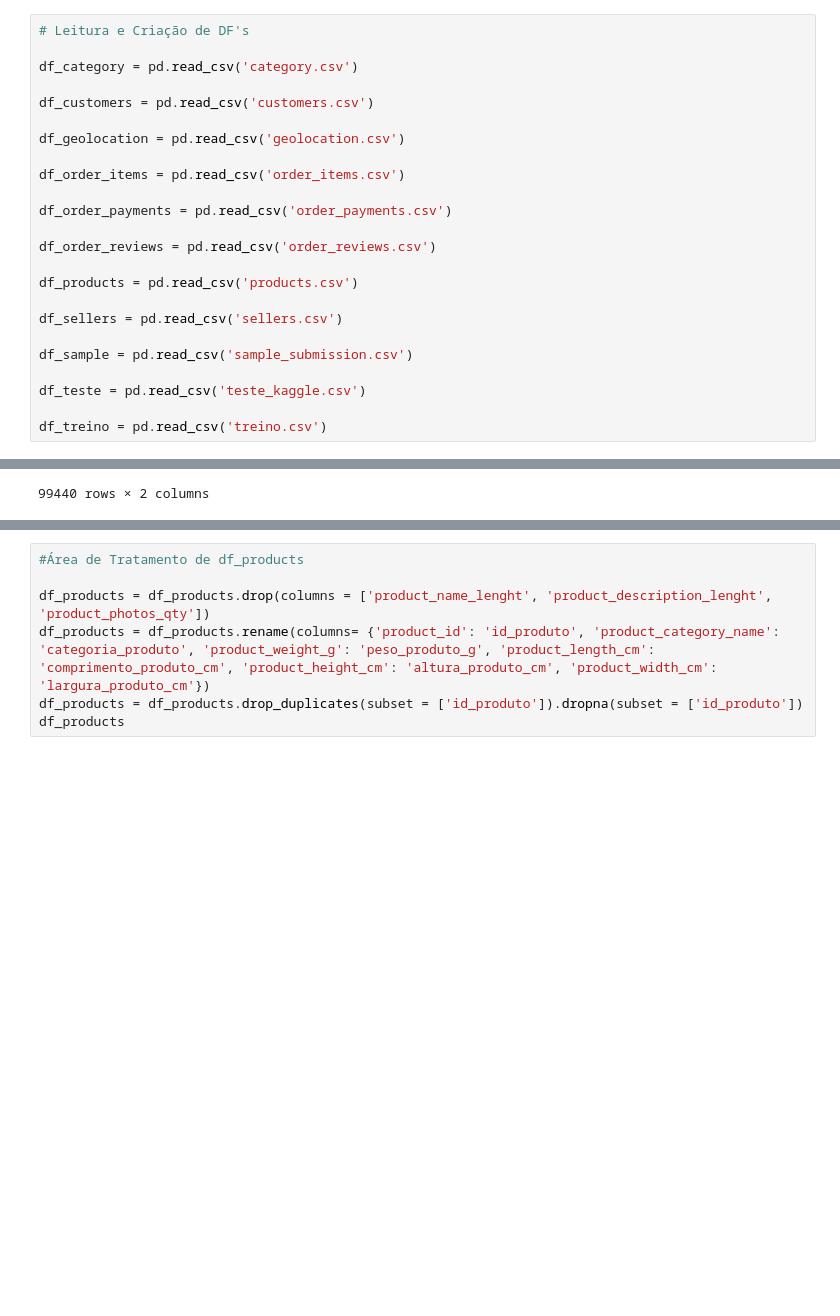
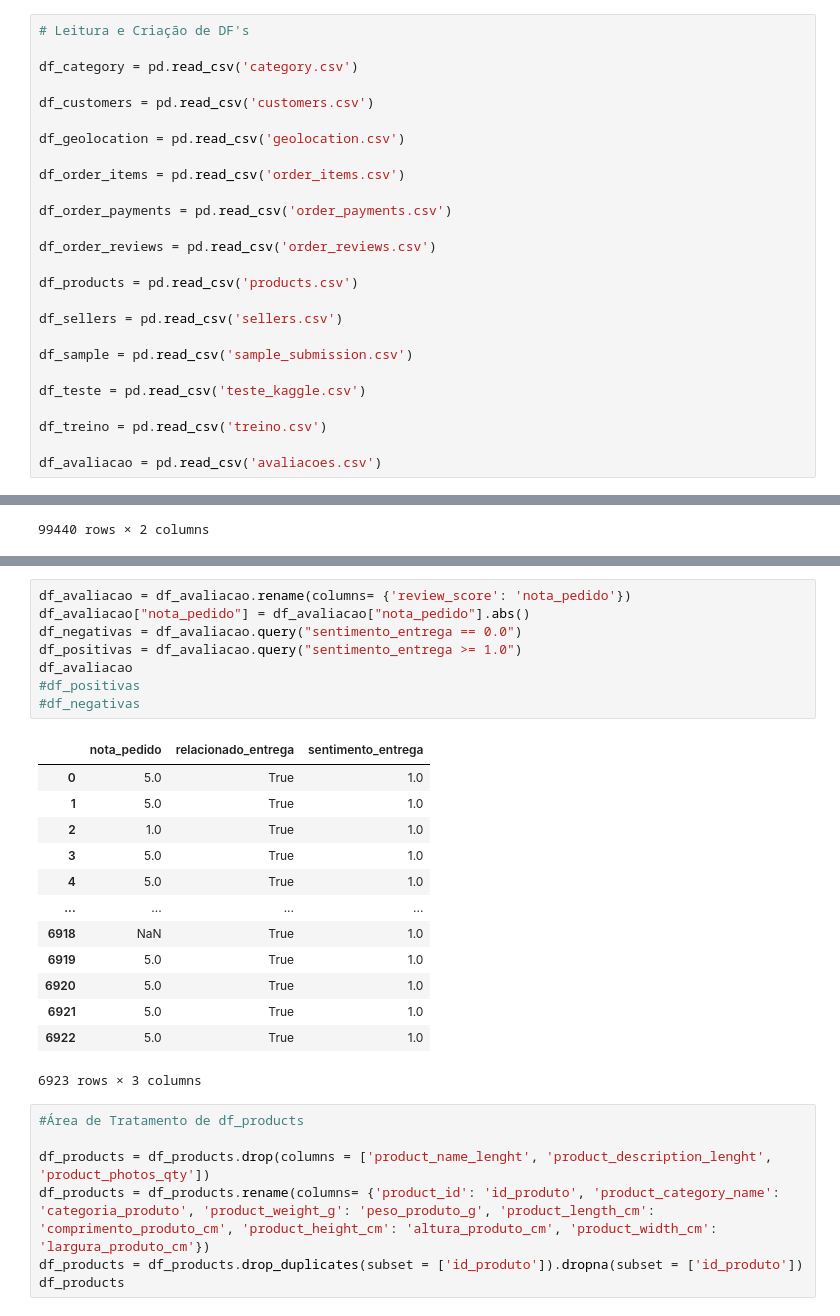
Before and after one commit to madusagii/Z-O, a Jupyter notebook: z-o.ipynb, the cells around one changed output, grey strips where cells are left out. Saved outputs shown, nothing was run; the diff lists cells and outputs as text; blank space fills up the shorter version.

```diff
--- a/z-o.ipynb
+++ b/z-o.ipynb
@@ -38,6 +43,8 @@ df_sample = pd.read_csv('sample_submission.csv')
 df_teste = pd.read_csv('teste_kaggle.csv')
 
 df_treino = pd.read_csv('treino.csv')
+
+df_avaliacao = pd.read_csv('avaliacoes.csv')
 # %%
 #Área de Tratamento de df_category
 
@@ -164,3 +227,25 @@ df_order_reviews
+# %%
+df_avaliacao = df_avaliacao.rename(columns= {'review_score': 'nota_pedido'})
+df_avaliacao["nota_pedido"] = df_avaliacao["nota_pedido"].abs()
+df_negativas = df_avaliacao.query("sentimento_entrega == 0.0")
+df_positivas = df_avaliacao.query("sentimento_entrega >= 1.0")
+df_avaliacao
+#df_positivas
+#df_negativas
+# %% [output]
+|  | nota_pedido | relacionado_entrega | sentimento_entrega |
+| 0 | 5.0 | True | 1.0 |
+| 1 | 5.0 | True | 1.0 |
+| 2 | 1.0 | True | 1.0 |
+| 3 | 5.0 | True | 1.0 |
+| 4 | 5.0 | True | 1.0 |
+| ... | ... | ... | ... |
+| 6918 | NaN | True | 1.0 |
+| 6919 | 5.0 | True | 1.0 |
+| 6920 | 5.0 | True | 1.0 |
+| 6921 | 5.0 | True | 1.0 |
+| 6922 | 5.0 | True | 1.0 |
+6923 rows × 3 columns
 # %%
 #Área de Tratamento de df_products
 
```
Also changed, not shown: parts of 3 cells of this notebook, 1 other file.
